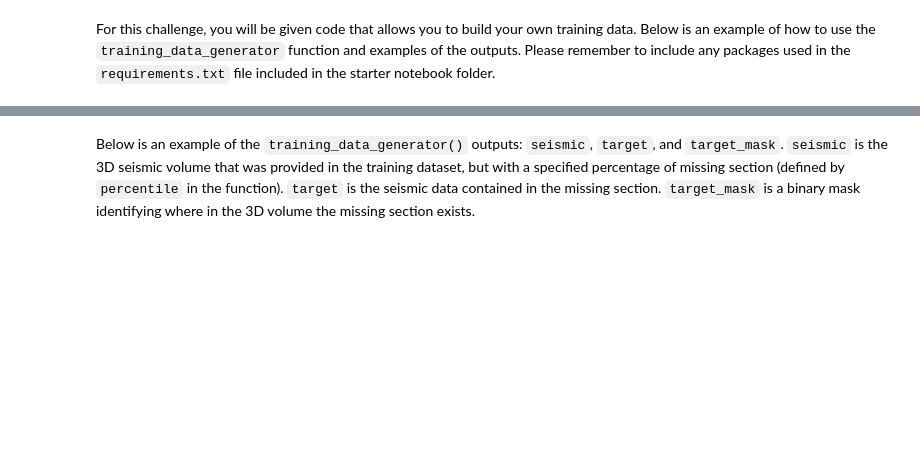
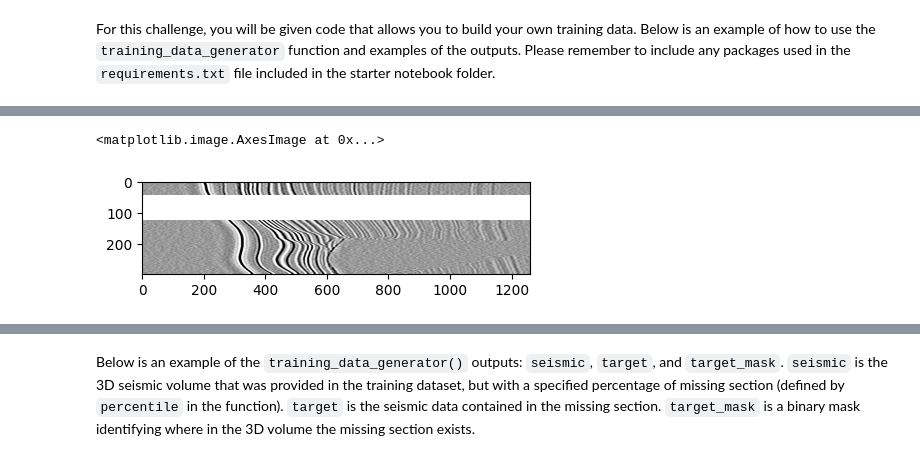
Before and after one commit to Solvro/ml-ptp-team2, a Jupyter notebook: notebooks/patch_the_planet_starter_ntbk.ipynb, the cells around one changed output, grey strips where cells are left out. Saved outputs shown, nothing was run; the diff lists cells and outputs as text; code cells hidden in the pictures; blank space fills up the shorter version.

```diff
--- a/notebooks/patch_the_planet_starter_ntbk.ipynb
+++ b/notebooks/patch_the_planet_starter_ntbk.ipynb
@@ -52,0 +75,6 @@ seismic, target, target_mask = training_data_generator(seismic=seismic_data, axi
+# %%
+plt.figure(figsize=(5, 5))
+plt.imshow(seismic[:, 100, :], cmap='Greys')
+# %% [output]
+<matplotlib.image.AxesImage at 0x...>
+[figure, added]
```
Also changed, not shown: parts of 9 cells of this notebook, 3 other files.
